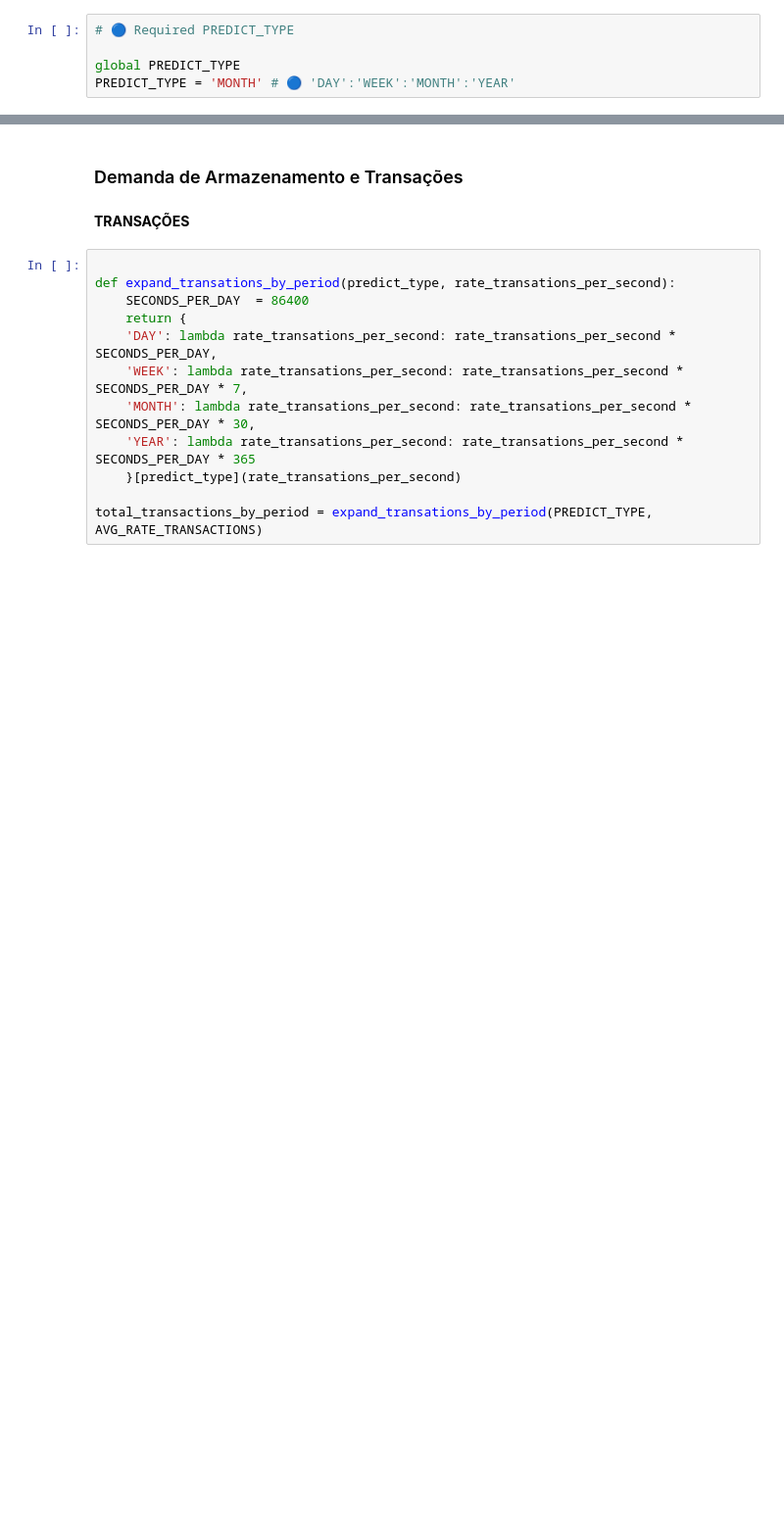
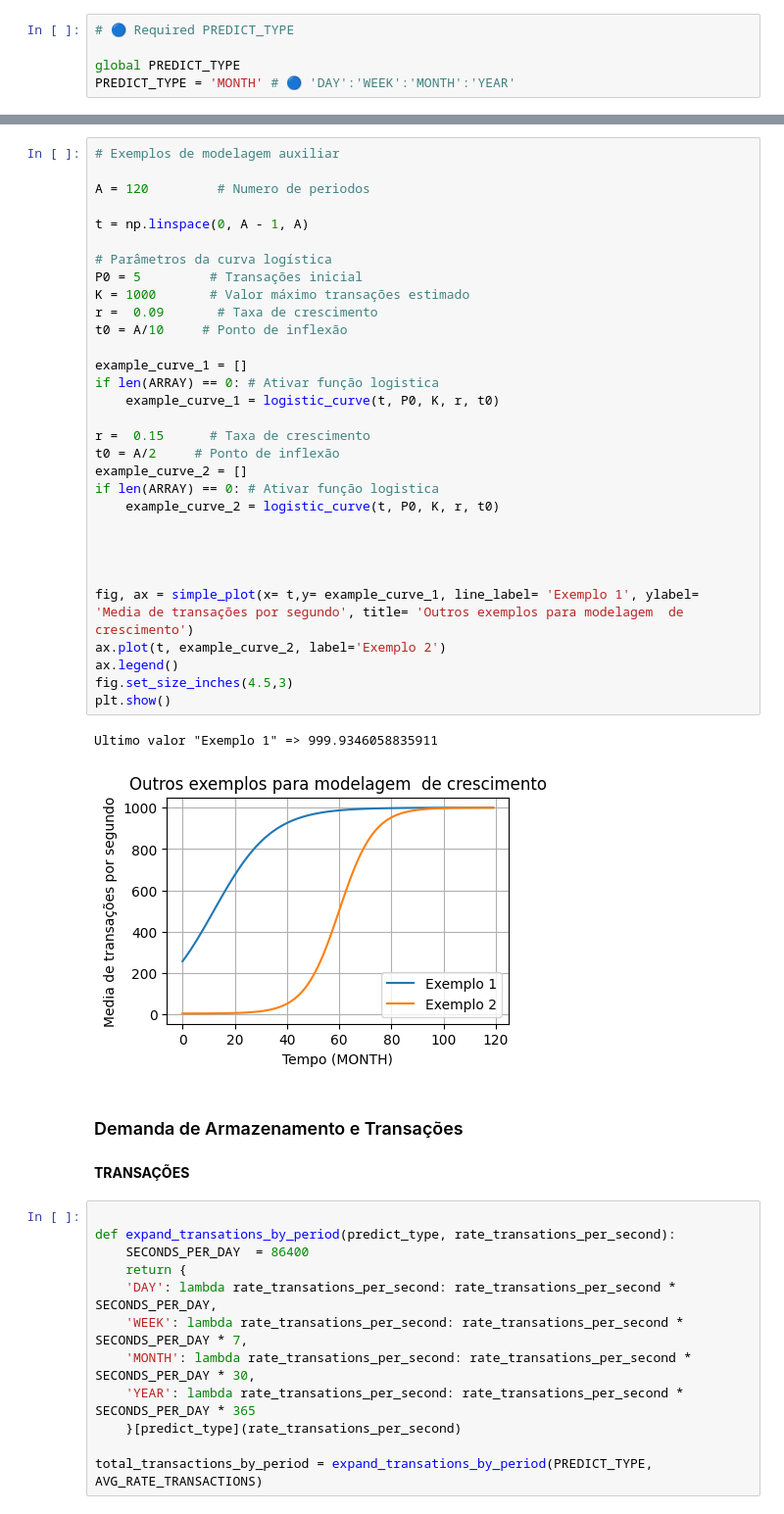
Before and after one commit to gilbertokoerbes/TCCII_Blockchain_Predict, a Jupyter notebook: predict.ipynb, the cells around one changed output, grey strips where cells are left out. Shown at 98% size. Saved outputs shown, nothing was run; the diff lists cells and outputs as text; blank space fills up the shorter version.

```diff
--- a/predict.ipynb
+++ b/predict.ipynb
@@ -181,3 +183,37 @@ Ultimo valor "Transações por segundo" => 997.142728990078
+# %%
+# Exemplos de modelagem auxiliar
+
+A = 120         # Numero de periodos
+
+t = np.linspace(0, A - 1, A)
+
+# Parâmetros da curva logística
+P0 = 5         # Transações inicial
+K = 1000       # Valor máximo transações estimado
+r =  0.09       # Taxa de crescimento
+t0 = A/10     # Ponto de inflexão
+
+example_curve_1 = []
+if len(ARRAY) == 0: # Ativar função logistica
+    example_curve_1 = logistic_curve(t, P0, K, r, t0)
+
+r =  0.15      # Taxa de crescimento
+t0 = A/2     # Ponto de inflexão
+example_curve_2 = []
+if len(ARRAY) == 0: # Ativar função logistica
+    example_curve_2 = logistic_curve(t, P0, K, r, t0)
+
+
+
+
+fig, ax = simple_plot(x= t,y= example_curve_1, line_label= 'Exemplo 1', ylabel= 'Media de transações por segundo', title= 'Outros exemplos para modelagem  de crescimento')
+ax.plot(t, example_curve_2, label='Exemplo 2')
+ax.legend()
+fig.set_size_inches(4.5,3)
+plt.show()
+# %% [output]
+Ultimo valor "Exemplo 1" => 999.9346058835911
+[figure, added]
 # %% [markdown]
 ### Demanda de Armazenamento e Transações
 # %% [markdown]
```
Also changed, not shown: parts of 32 cells of this notebook, 1 other file.
